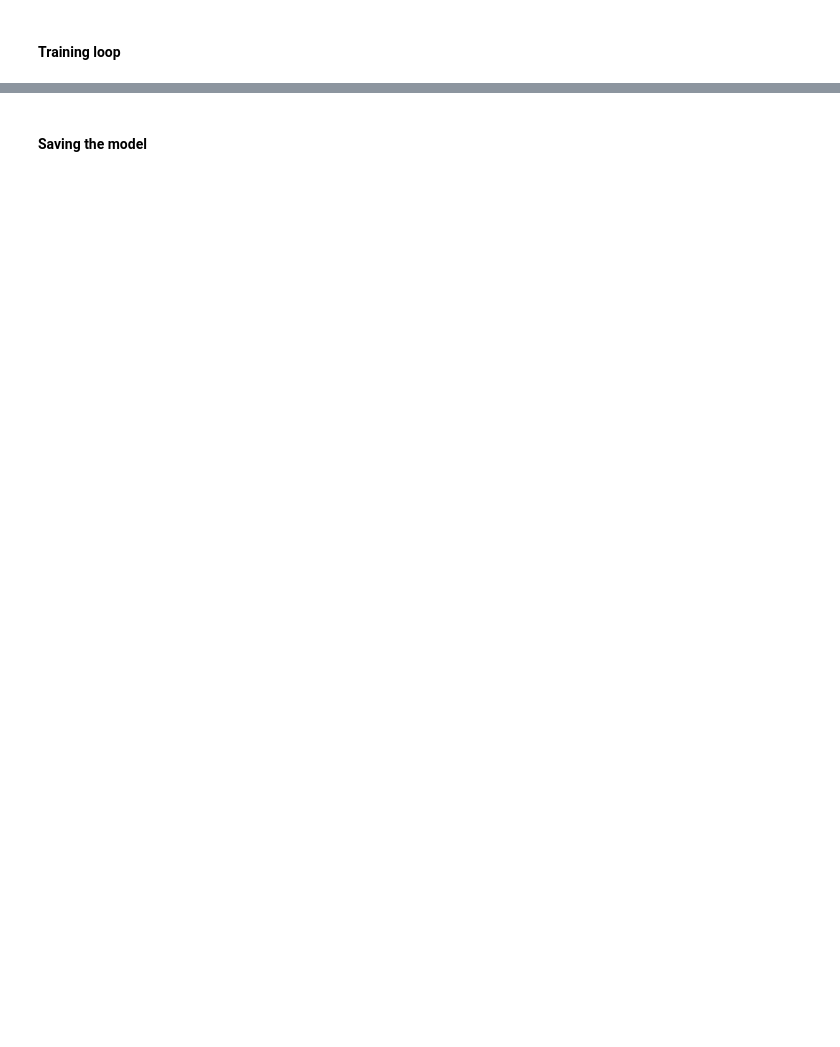
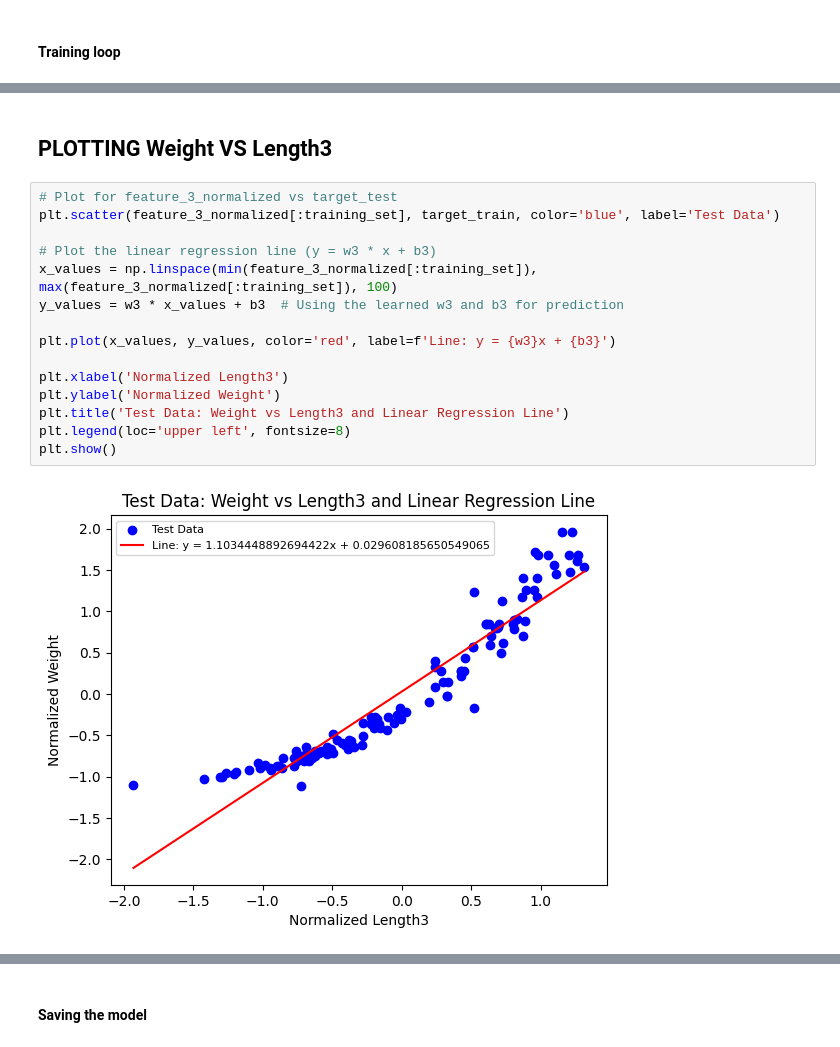
Before and after one commit to BlazingFire27/FISH_MARKET_REGRESSION, a Jupyter notebook: FishMarket.ipynb, the cells around one changed output, grey strips where cells are left out. Saved outputs shown, nothing was run; the diff lists cells and outputs as text; blank space fills up the shorter version.

```diff
--- a/FishMarket.ipynb
+++ b/FishMarket.ipynb
@@ -78,0 +159,19 @@ target_test_denormalized = target_test*target_std + target_mean
+# %% [markdown]
+## PLOTTING Weight VS Length3
+# %%
+# Plot for feature_3_normalized vs target_test
+plt.scatter(feature_3_normalized[:training_set], target_train, color='blue', label='Test Data')
+
+# Plot the linear regression line (y = w3 * x + b3)
+x_values = np.linspace(min(feature_3_normalized[:training_set]), max(feature_3_normalized[:training_set]), 100)
+y_values = w3 * x_values + b3  # Using the learned w3 and b3 for prediction
+
+plt.plot(x_values, y_values, color='red', label=f'Line: y = {w3}x + {b3}')
+
+plt.xlabel('Normalized Length3')
+plt.ylabel('Normalized Weight')
+plt.title('Test Data: Weight vs Length3 and Linear Regression Line')
+plt.legend(loc='upper left', fontsize=8)
+plt.show()
+# %% [output]
+[figure, added]
```
Also changed, not shown: parts of 19 cells of this notebook, 12 other files.
